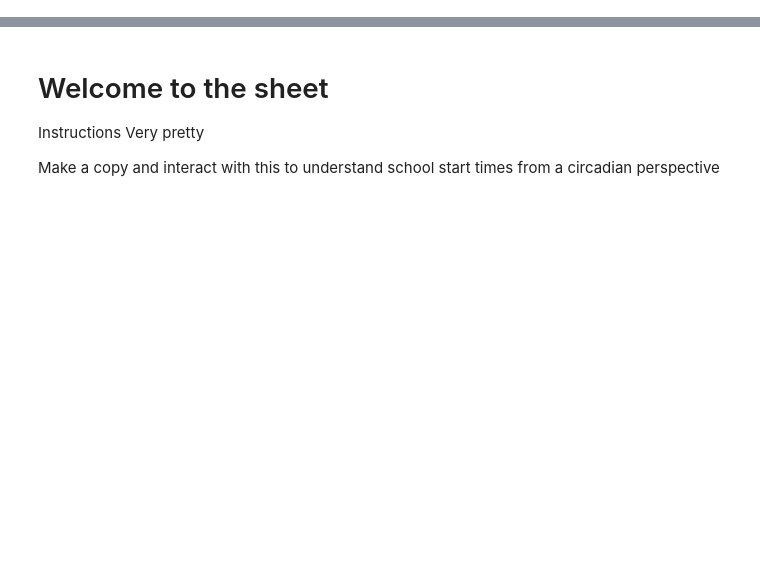
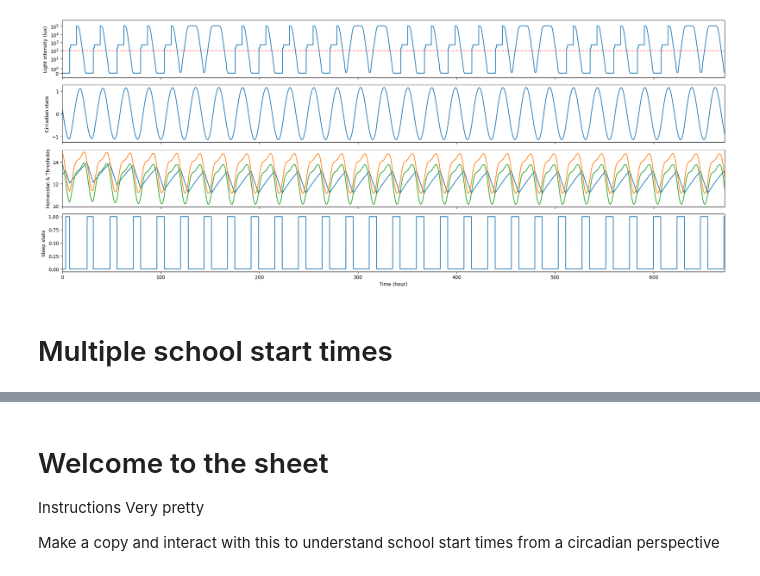
Before and after one commit to ftavella/when_should_school_start, a Jupyter notebook: When_Should_School_Start?.ipynb, the cells around one changed output, grey strips where cells are left out. Cells and saved outputs as stored; diff of their text form; code cells hidden in the pictures; blank space fills up the shorter version.

```diff
--- a/When_Should_School_Start?.ipynb
+++ b/When_Should_School_Start?.ipynb
@@ -24,0 +297,34 @@ Successfully installed h3-4.2.2 timezonefinder-6.5.8
+# %%
+sleep = model.sleep_state
+circadian_state = trajectory.states[:, 0]
+sleep_homeostat = trajectory.states[:, 3]
+H_plus, H_minus = H_thresholds(model, trajectory)
+# %%
+fig, ax = plt.subplots(4, 1, figsize=(20, 8), sharex=True)
+
+ax[0].plot(time, school_light, label='Light')
+ax[0].axhline(model.forced_wakeup_light_threshold, color='r', linestyle='--', label='Forced wakeup threshold',
+              alpha=0.5, zorder=-1)
+ax[0].set_yscale('symlog')
+ax[0].set_ylim(-1, 5.0 * lux_params["direct_sunlight_lux"])
+ax[0].set_xlim(0, 24*7*weeks)
+ax[0].set_ylabel('Light intensity (lux)')
+
+ax[1].plot(time, circadian_state, label='Circadian state')
+ax[1].set_ylabel('Circadian state')
+
+ax[2].plot(time, sleep_homeostat, label='Sleep homeostat')
+ax[2].plot(time, H_plus, label='H+')
+ax[2].plot(time, H_minus, label='H-')
+ax[2].set_ylabel('Homeostat & Thresholds')
+
+ax[3].plot(time, sleep, label='Sleep state')
+ax[3].set_ylabel('Sleep state')
+ax[3].set_xlabel('Time (hour)')
+
+plt.tight_layout()
+plt.show()
+# %% [output]
+[figure, added]
+# %% [markdown]
+# Multiple school start times
```
Also changed, not shown: parts of 18 cells of this notebook, 7 other files.
